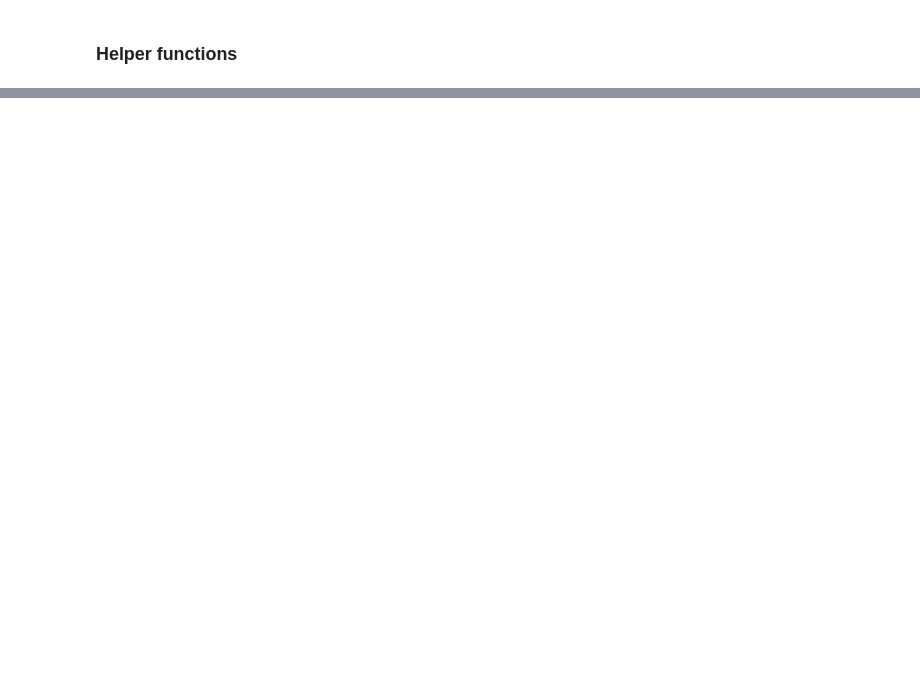
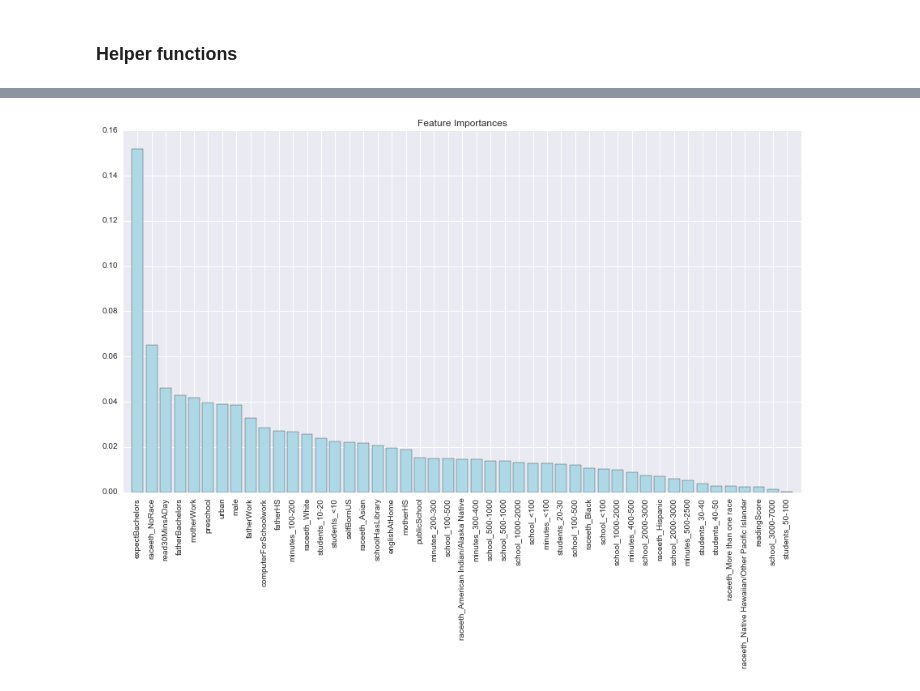
Before and after one commit to shintotm/TestScorePrediction, a Jupyter notebook: Notebook.ipynb, the cells around one changed output, grey strips where cells are left out. Cells and saved outputs as stored; diff of their text form; code cells hidden in the pictures; blank space fills up the shorter version.

```diff
--- a/Notebook.ipynb
+++ b/Notebook.ipynb
@@ -368,2 +438,0 @@ plot_learning_curve2(AdaBoostRegressor(), 'AdaBoostRegressor', X_train, y_train)
-# %%
-plot_learning_curve2(DecisionTreeRegressor(), 'DecisionTreeRegressor', X_train, y_train)
@@ -373,2 +438,0 @@ plot_learning_curve2(DecisionTreeRegressor(), 'DecisionTreeRegressor', X_train,
-# %%
-plot_learning_curve2(KNeighborsRegressor(), 'KNeighborsRegressor', X_train, y_train)
@@ -378,2 +438,0 @@ plot_learning_curve2(KNeighborsRegressor(), 'KNeighborsRegressor', X_train, y_tr
-# %%
-plot_learning_curve2(GradientBoostingRegressor(), 'GradientBoostingRegressor', X_train, y_train)
@@ -383,2 +438,0 @@ plot_learning_curve2(GradientBoostingRegressor(), 'GradientBoostingRegressor', X
-# %%
-plot_learning_curve2(RandomForestRegressor(), 'RandomForestRegressor', X_train, y_train)
@@ -387,0 +439,16 @@ plot_learning_curve2(RandomForestRegressor(), 'RandomForestRegressor', X_train,
+# %%
+model = RandomForestRegressor()
+model.fit(X_train, y_train)
+importances = model.feature_importances_
+indices = np.argsort(importances)[::-1]
+feature_labels = pisa.columns
+labels_reordered = [feature_labels[i] for i in indices]
+plt.figure(figsize=(15,8))
+plt.title('Feature Importances')
+plt.bar(range(X_train.shape[1]), importances[indices],color='lightblue', align='center')
+plt.xticks(range(X_train.shape[1]), labels_reordered, rotation=90)
+plt.xlim([-1, X_train.shape[1]])
+#plt.tight_layout()
+plt.show()
+# %% [output]
+[figure, added]
```
Also changed, not shown: parts of 60 cells of this notebook, 3 other files.
